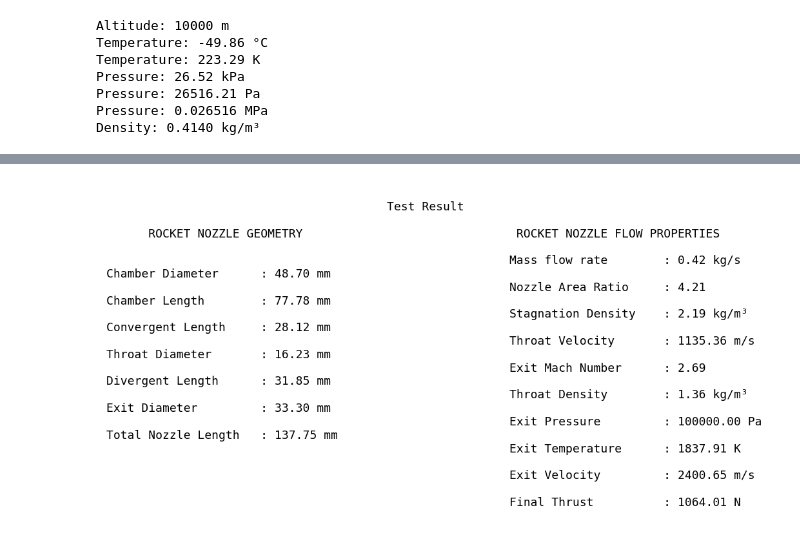
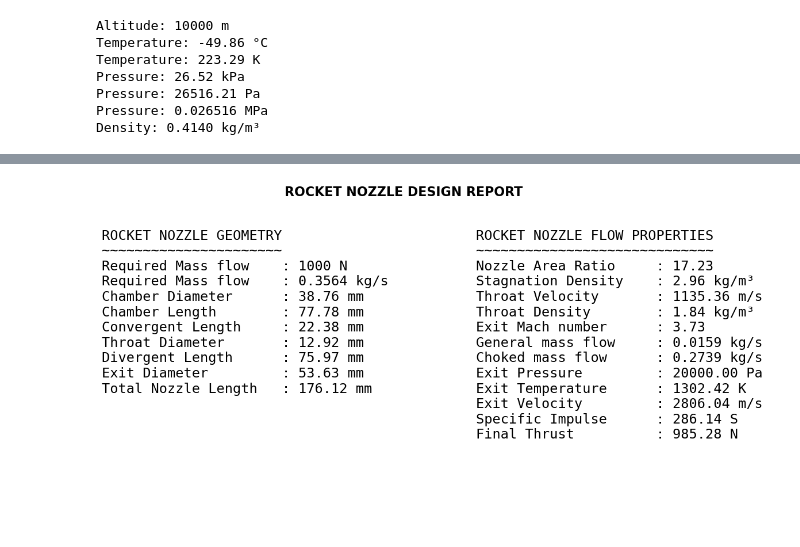
Before and after one commit to saravanan-x/Nozzle_design_calculations, a Jupyter notebook: nozzel.ipynb, the cells around one changed output, grey strips where cells are left out. Drawn from its saved outputs; the diff is of its cells as text; code cells hidden in the pictures.

```diff
--- a/nozzel.ipynb
+++ b/nozzel.ipynb
@@ -245,8 +256,7 @@ mg = ((at * pc) / np.sqrt(tc)) * np.sqrt(y / r) * (
 print(f"General mass flow rate: {mg:.4f} kg/s")
 
 # Choked mass flow rate:
-mc = ((at * pc) / np.sqrt(tc)) * np.sqrt(y / r) * (
-    ((y + 1) / 2)**(-(y + 1) / (2 * (y - 1))))
+mc = ((at * pc) / np.sqrt(tc)) * (np.sqrt(y / r)) * (((y + 1) / 2)**-((y + 1) / (2 * (y - 1))))
 
 print(f"Choked mass flow rate: {mc:.4f} kg/s")
 
@@ -288,5 +298,5 @@ F = m * ve + (ep - pa) * ae
 print(f"Thrust Final        :{F:.2f} N")
 
 isp = ve / g
-print(f"specific impluse: {isp} S")
+print(f"specific impluse    :{isp} S")
 # %% [output]
@@ -306,78 +316,53 @@ specific impluse: 244.79829571737554 S
 # %%
-import matplotlib.pyplot as plt
-
-# Geometry Report
-geometry_report = f"""                                        Test Result
-
-      ROCKET NOZZLE GEOMETRY
-
-
+# Geometry report
+geometry_report = f"""
+ROCKET NOZZLE GEOMETRY
+~~~~~~~~~~~~~~~~~~~~~~
+Required Mass flow    : {f} N
+Required Mass flow    : {m:.4f} kg/s
 Chamber Diameter      : {cd_mm:.2f} mm
-
 Chamber Length        : {lc_mm:.2f} mm
-
 Convergent Length     : {conv_mm:.2f} mm
-
 Throat Diameter       : {dt_mm:.2f} mm
-
 Divergent Length      : {div_mm:.2f} mm
-
 Exit Diameter         : {de_mm:.2f} mm
-
 Total Nozzle Length   : {total_mm:.2f} mm
 """
 
-# Flow Report
+# Flow report
 flow_report = f"""
-
- ROCKET NOZZLE FLOW PROPERTIES
-
-Mass flow rate        : {m:.2f} kg/s
-
+ROCKET NOZZLE FLOW PROPERTIES
+~~~~~~~~~~~~~~~~~~~~~~~~~~~~~
 Nozzle Area Ratio     : {ar:.2f}
-
 Stagnation Density    : {ρ0:.2f} kg/m³
-
 Throat Velocity       : {vt:.2f} m/s
-
-Exit Mach Number      : {me:.2f}
-
 Throat Density        : {ρt:.2f} kg/m³
-
+Exit Mach number      : {me:.2f}
+General mass flow     : {mg:.4f} kg/s
+Choked mass flow      : {mc:.4f} kg/s
 Exit Pressure         : {ep:.2f} Pa
-
 Exit Temperature      : {et:.2f} K
-
 Exit Velocity         : {v_e:.2f} m/s
-
+Specific Impulse      : {isp:.2f} S
 Final Thrust          : {F:.2f} N
 """
 
-fig, ax = plt.subplots(1, 2, figsize=(12,6))
+# Create figure
+fig, ax = plt.subplots(1, 2, figsize=(14, 7))
+plt.subplots_adjust(wspace=0.5)
 
 # Left panel
 ax[0].axis("off")
-ax[0].text(
-    0.02,0.95,
-    geometry_report,
-    fontsize=13,
-    va="top",
-    family="monospace"
-)
+ax[0].text(0, 1, geometry_report, fontsize=17,va='top', family='monospace')
 
 # Right panel
 ax[1].axis("off")
-ax[1].text(
-    0.02,0.95,
-    flow_report,
-    fontsize=13,
-    va="top",
-    family="monospace"
-)
+ax[1].text(0, 1, flow_report, fontsize=17, va='top', family='monospace')
 
-# Reduce gap
-plt.subplots_adjust(wspace=1.05)
+# Add main title
+fig.suptitle("ROCKET NOZZLE DESIGN REPORT", fontsize=16, fontweight='bold', y=0.95)
+
 
 plt.show()
 # %% [output]
-[figure, old version]
+[figure, new version]
```
Also changed, not shown: parts of 3 cells of this notebook, 3 other files.
